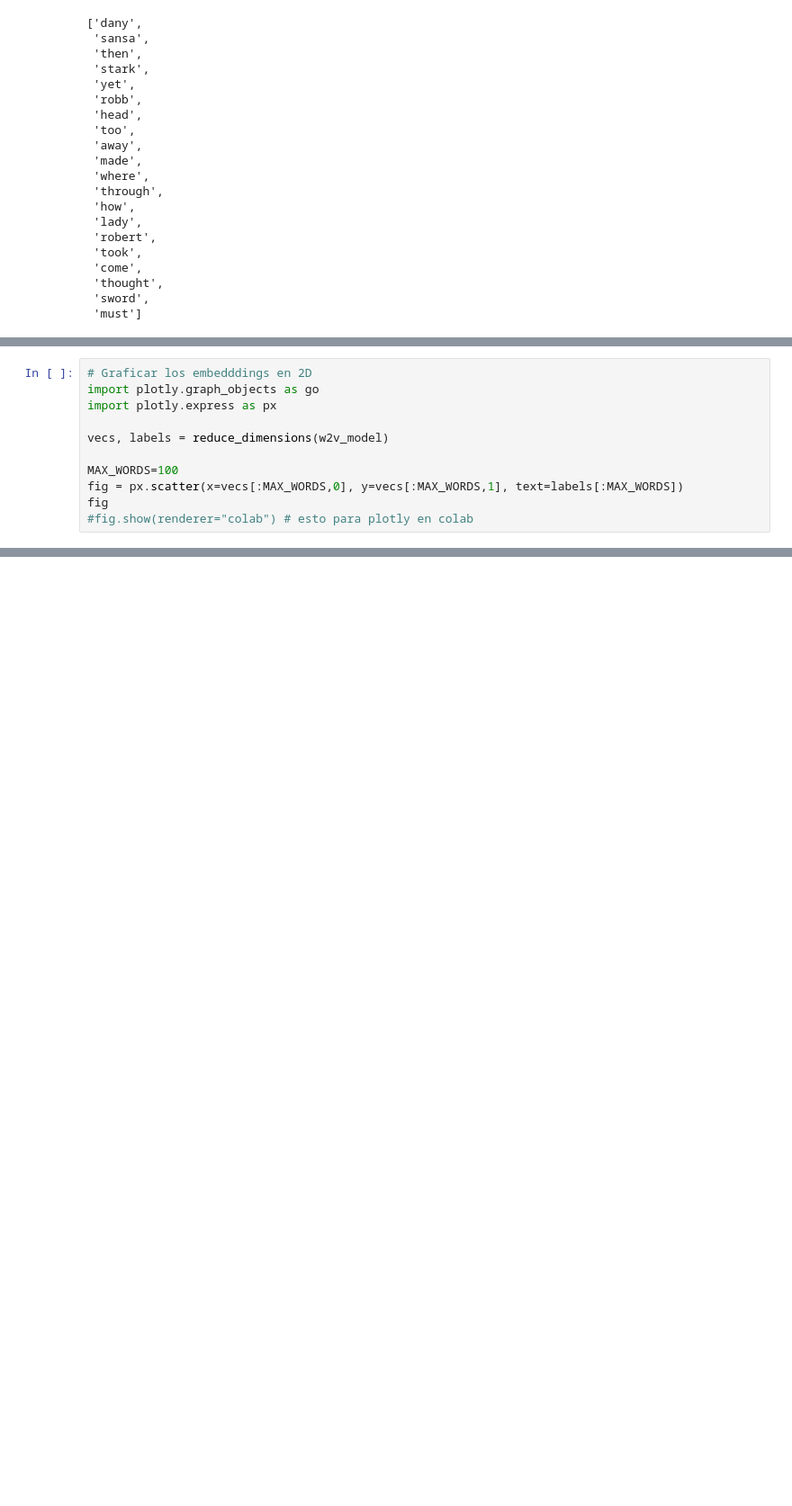
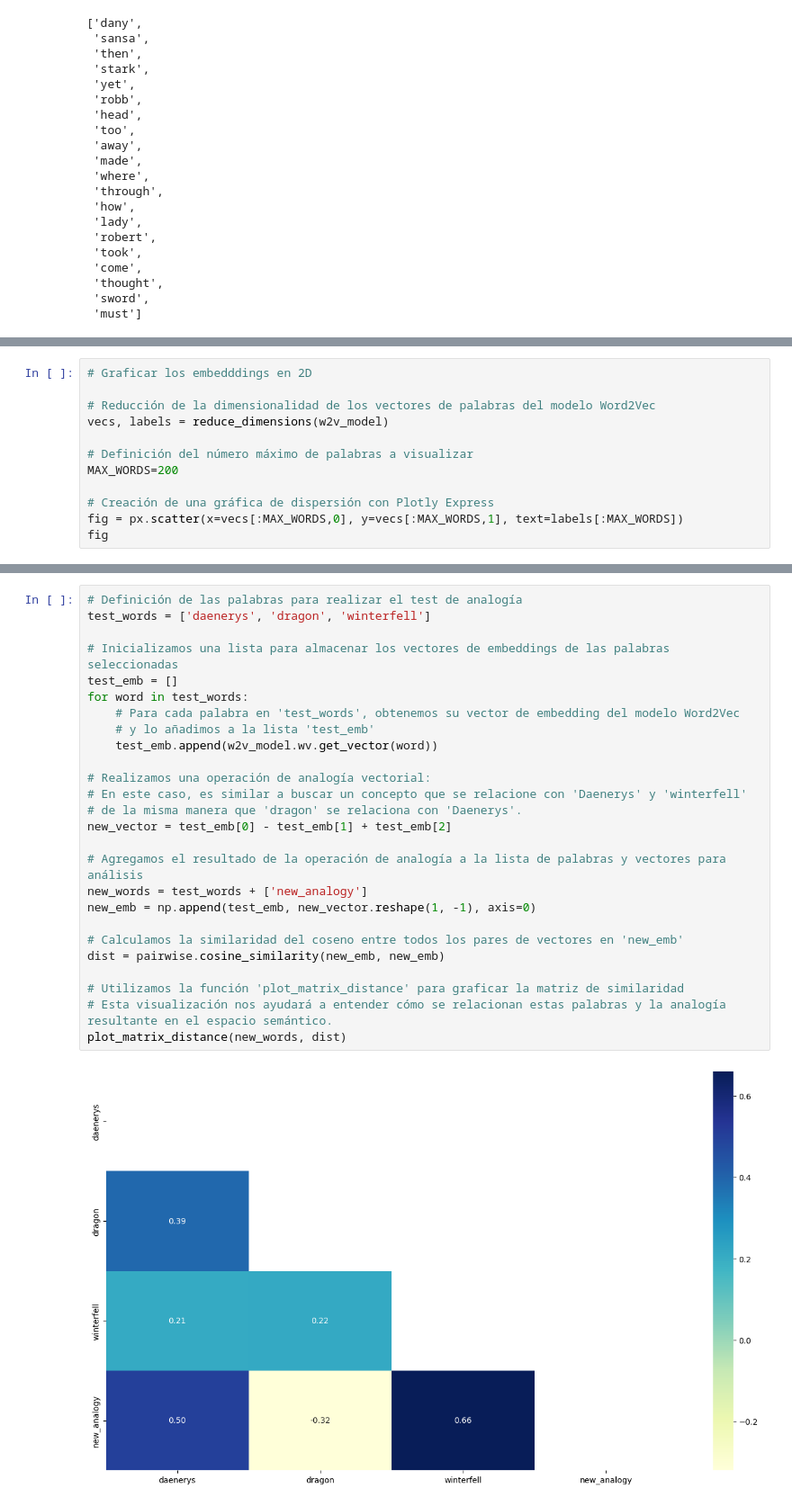
Before and after one commit to raczki/NLP, a Jupyter notebook: Ejercicio 3/Ejercicio 3.ipynb, the cells around one changed output, grey strips where cells are left out. Shown at 90% size. Drawn from its saved outputs; the diff is of its cells as text; blank space fills up the shorter version.

```diff
--- a/Ejercicio 3/Ejercicio 3.ipynb
+++ b/Ejercicio 3/Ejercicio 3.ipynb
@@ -363,11 +435,12 @@ def reduce_dimensions(model, num_dimensions = 2 ):
 # %%
 # Graficar los embedddings en 2D
-import plotly.graph_objects as go
-import plotly.express as px
 
+# Reducción de la dimensionalidad de los vectores de palabras del modelo Word2Vec
 vecs, labels = reduce_dimensions(w2v_model)
 
-MAX_WORDS=100
+# Definición del número máximo de palabras a visualizar
+MAX_WORDS=200
+
+# Creación de una gráfica de dispersión con Plotly Express
 fig = px.scatter(x=vecs[:MAX_WORDS,0], y=vecs[:MAX_WORDS,1], text=labels[:MAX_WORDS])
 fig
-#fig.show(renderer="colab") # esto para plotly en colab
@@ -433,0 +484,28 @@ mordane: 0.31674614548683167
+# %%
+# Definición de las palabras para realizar el test de analogía
+test_words = ['daenerys', 'dragon', 'winterfell']
+
+# Inicializamos una lista para almacenar los vectores de embeddings de las palabras seleccionadas
+test_emb = []
+for word in test_words:
+    # Para cada palabra en 'test_words', obtenemos su vector de embedding del modelo Word2Vec
+    # y lo añadimos a la lista 'test_emb'
+    test_emb.append(w2v_model.wv.get_vector(word))
+
+# Realizamos una operación de analogía vectorial:
+# En este caso, es similar a buscar un concepto que se relacione con 'Daenerys' y 'winterfell'
+# de la misma manera que 'dragon' se relaciona con 'Daenerys'.
+new_vector = test_emb[0] - test_emb[1] + test_emb[2]
+
+# Agregamos el resultado de la operación de analogía a la lista de palabras y vectores para análisis
+new_words = test_words + ['new_analogy']
+new_emb = np.append(test_emb, new_vector.reshape(1, -1), axis=0)
+
+# Calculamos la similaridad del coseno entre todos los pares de vectores en 'new_emb'
+dist = pairwise.cosine_similarity(new_emb, new_emb)
+
+# Utilizamos la función 'plot_matrix_distance' para graficar la matriz de similaridad
+# Esta visualización nos ayudará a entender cómo se relacionan estas palabras y la analogía resultante en el espacio semántico.
+plot_matrix_distance(new_words, dist)
+# %% [output]
+[figure, added]
```
Also changed, not shown: parts of 35 cells of this notebook, 1 other file.
